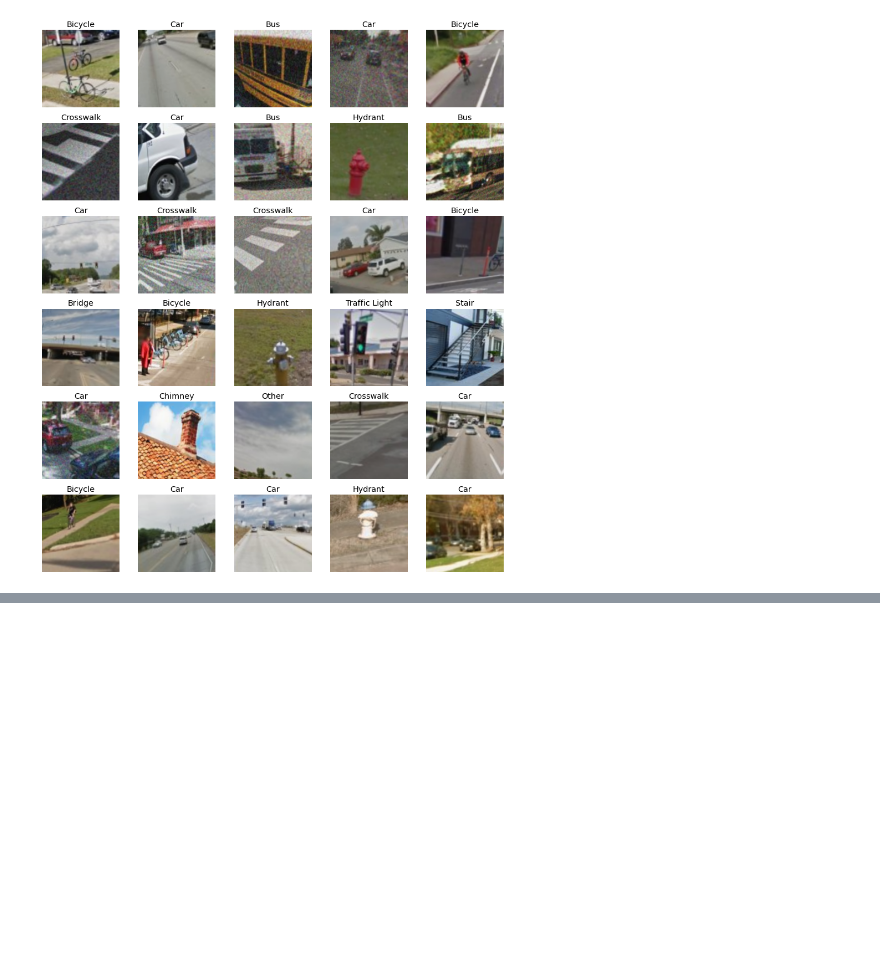
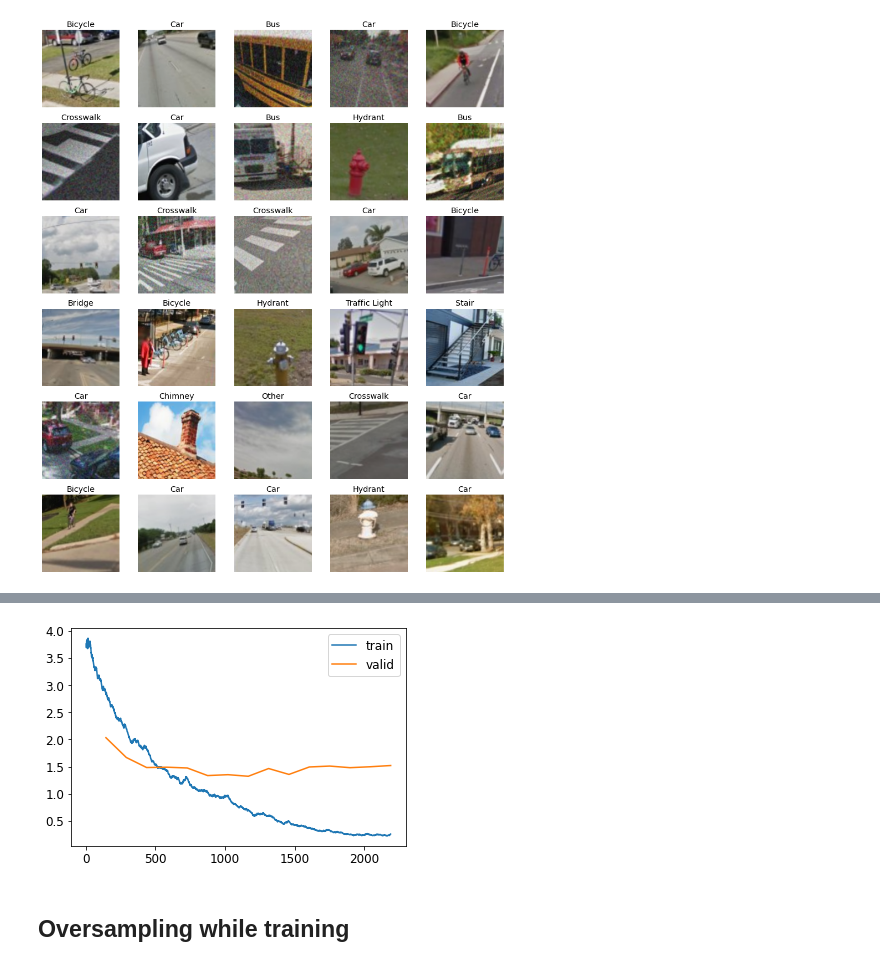
Before and after one commit to Akitsuyoshi/recaptch_breaker, a Jupyter notebook: recaptch_classifier.ipynb, the cells around one changed output, grey strips where cells are left out. Saved outputs shown, nothing was run; the diff lists cells and outputs as text; code cells hidden in the pictures; blank space fills up the shorter version.

```diff
--- a/recaptch_classifier.ipynb
+++ b/recaptch_classifier.ipynb
@@ -153,0 +192,4 @@ learn.export('baseline_model.pkl')
+# %%
+learn.recorder.plot_loss()
+# %% [output]
+[figure, added]
@@ -153,0 +198,2 @@ learn.export('baseline_model.pkl')
+# %% [markdown]
+## Oversampling while training
```
Also changed, not shown: parts of 22 cells of this notebook.
